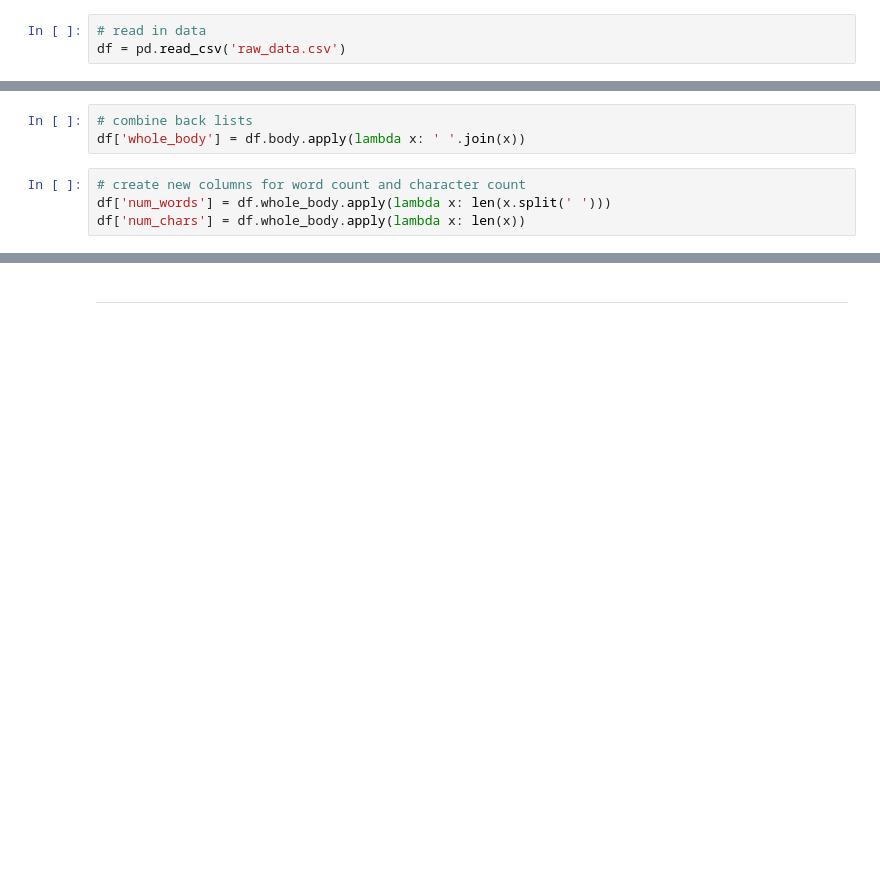
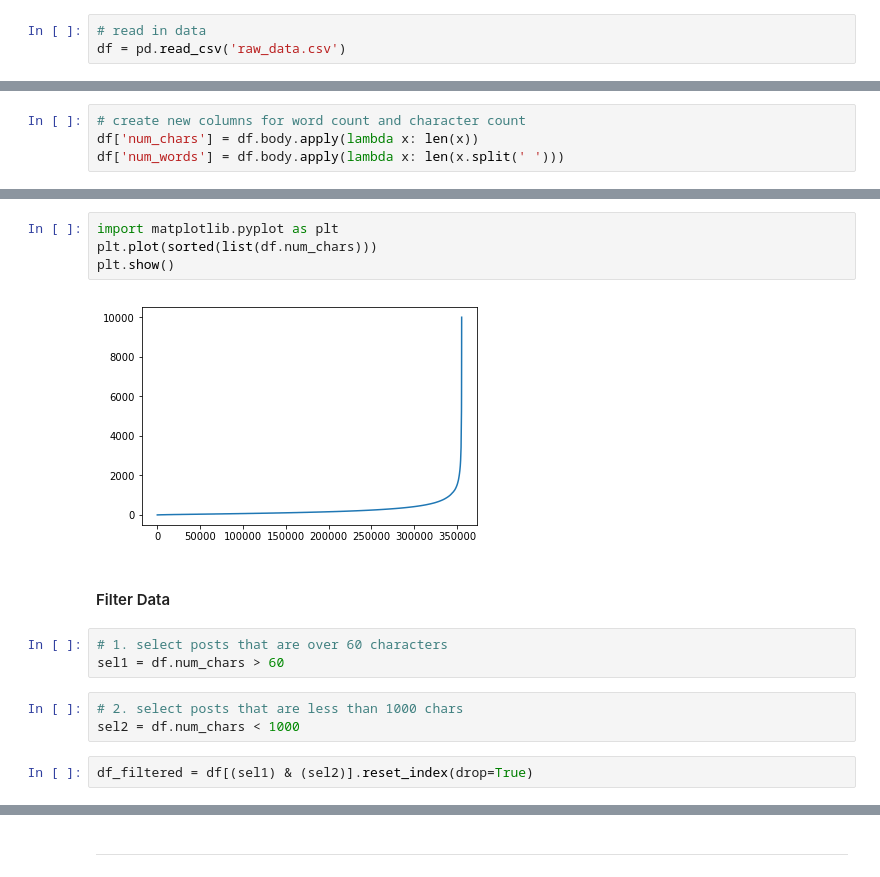
Before and after one commit to kgedney/author-id-project, a Jupyter notebook: reddit_collect_data.ipynb, the cells around one changed output, grey strips where cells are left out. Drawn from its saved outputs; the diff is of its cells as text; blank space fills up the shorter version.

Commit message:
adding filtered data

```diff
--- a/reddit_collect_data.ipynb
+++ b/reddit_collect_data.ipynb
@@ -108,10 +116,7 @@ len(set(df['author']))
-# %%
-# combine back lists
-df['whole_body'] = df.body.apply(lambda x: ' '.join(x))
 # %%
 # create new columns for word count and character count
-df['num_words'] = df.whole_body.apply(lambda x: len(x.split(' ')))
-df['num_chars'] = df.whole_body.apply(lambda x: len(x))
+df['num_chars'] = df.body.apply(lambda x: len(x))
+df['num_words'] = df.body.apply(lambda x: len(x.split(' ')))
 # %%
 # average words (just on a basic tokenization)
 df['num_words'].mean()
@@ -132,0 +176,16 @@ df['num_words'].max()
+# %%
+import matplotlib.pyplot as plt
+plt.plot(sorted(list(df.num_chars)))
+plt.show()
+# %% [output]
+[figure, added]
+# %% [markdown]
+#### Filter Data
+# %%
+# 1. select posts that are over 60 characters
+sel1 = df.num_chars > 60
+# %%
+# 2. select posts that are less than 1000 chars
+sel2 = df.num_chars < 1000
+# %%
+df_filtered = df[(sel1) & (sel2)].reset_index(drop=True)
```
Also changed, not shown: parts of 28 cells of this notebook, 1 other file.
